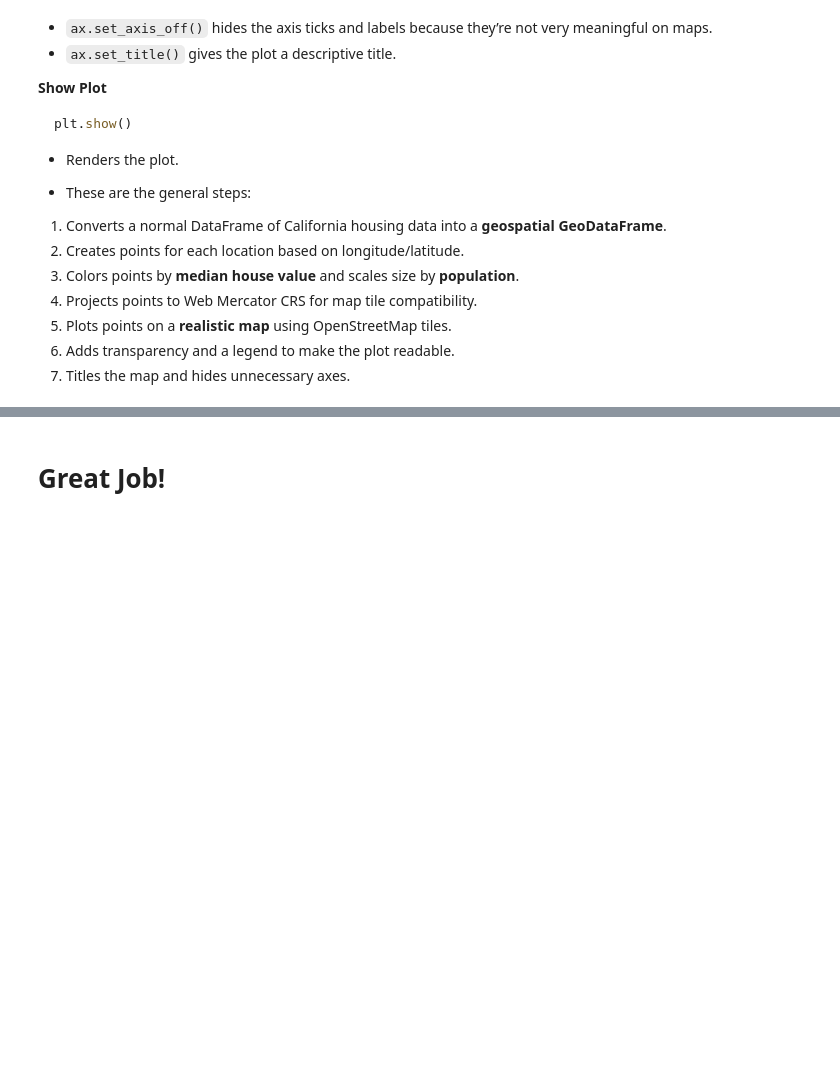
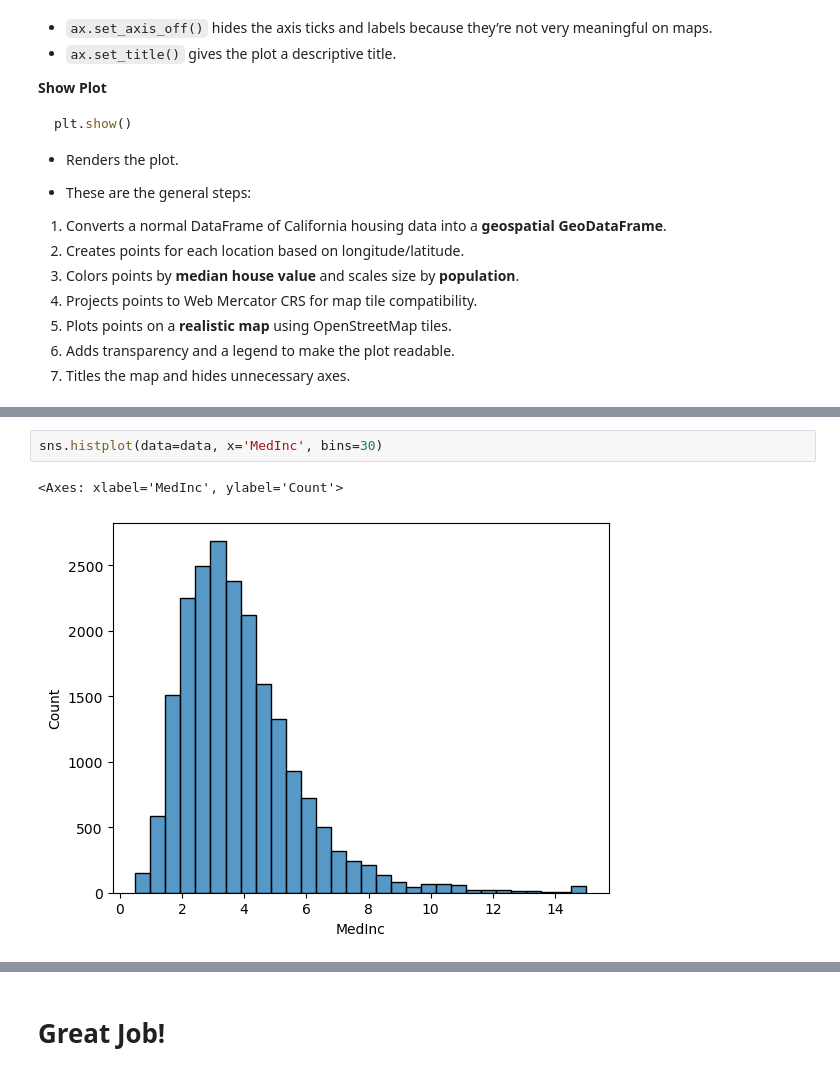
Before and after one commit to RishatTalukder/Machine-Learning-Zero-to-Hero, a Jupyter notebook: 12_Random_Forest/28_Project_on_Random_Forest_and_Decison_Tree.ipynb, the cells around one changed output, grey strips where cells are left out. Cells and saved outputs as stored; diff of their text form; blank space fills up the shorter version.

```diff
--- a/12_Random_Forest/28_Project_on_Random_Forest_and_Decison_Tree.ipynb
+++ b/12_Random_Forest/28_Project_on_Random_Forest_and_Decison_Tree.ipynb
@@ -460,0 +342,5 @@ print(confusion_matrix(y_test,predictions))
+# %%
+sns.histplot(data=data, x='MedInc', bins=30)
+# %% [output]
+<Axes: xlabel='MedInc', ylabel='Count'>
+[figure, added]
```
Also changed, not shown: parts of 65 cells of this notebook.
